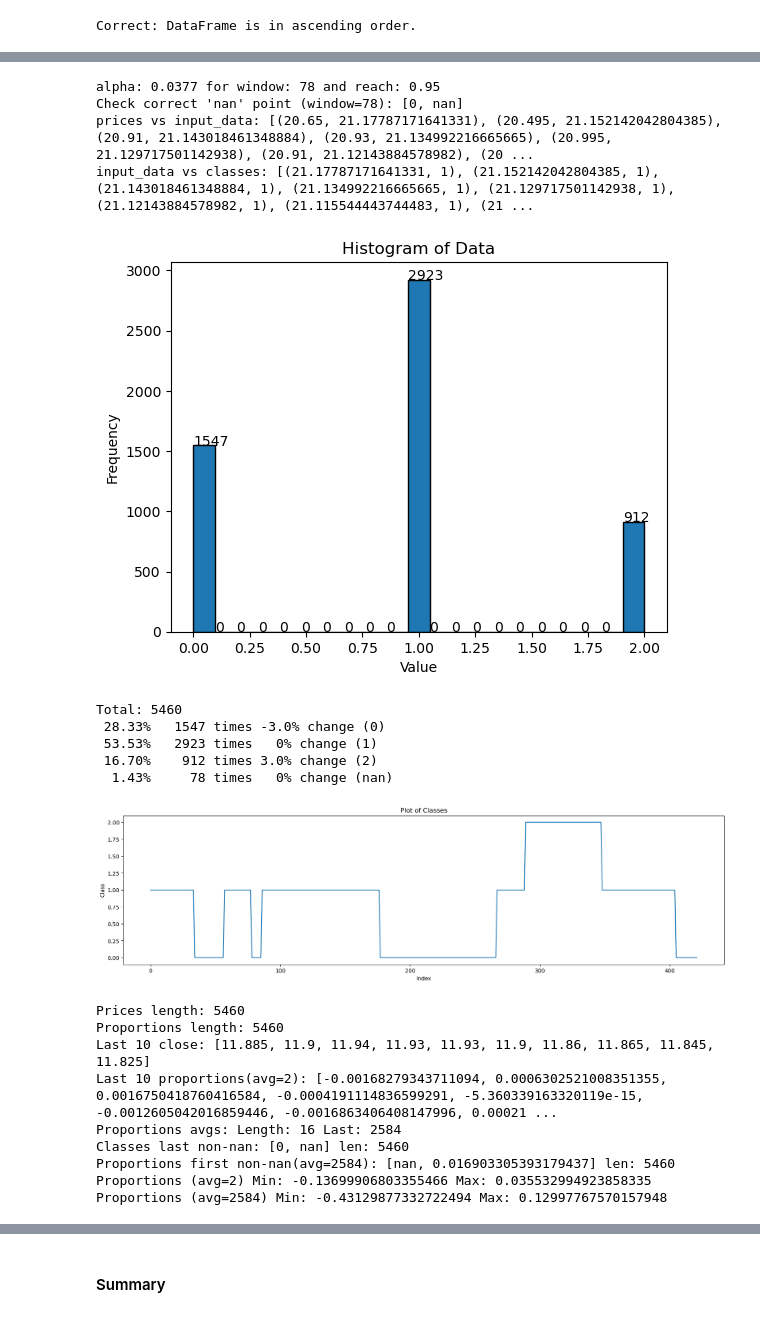
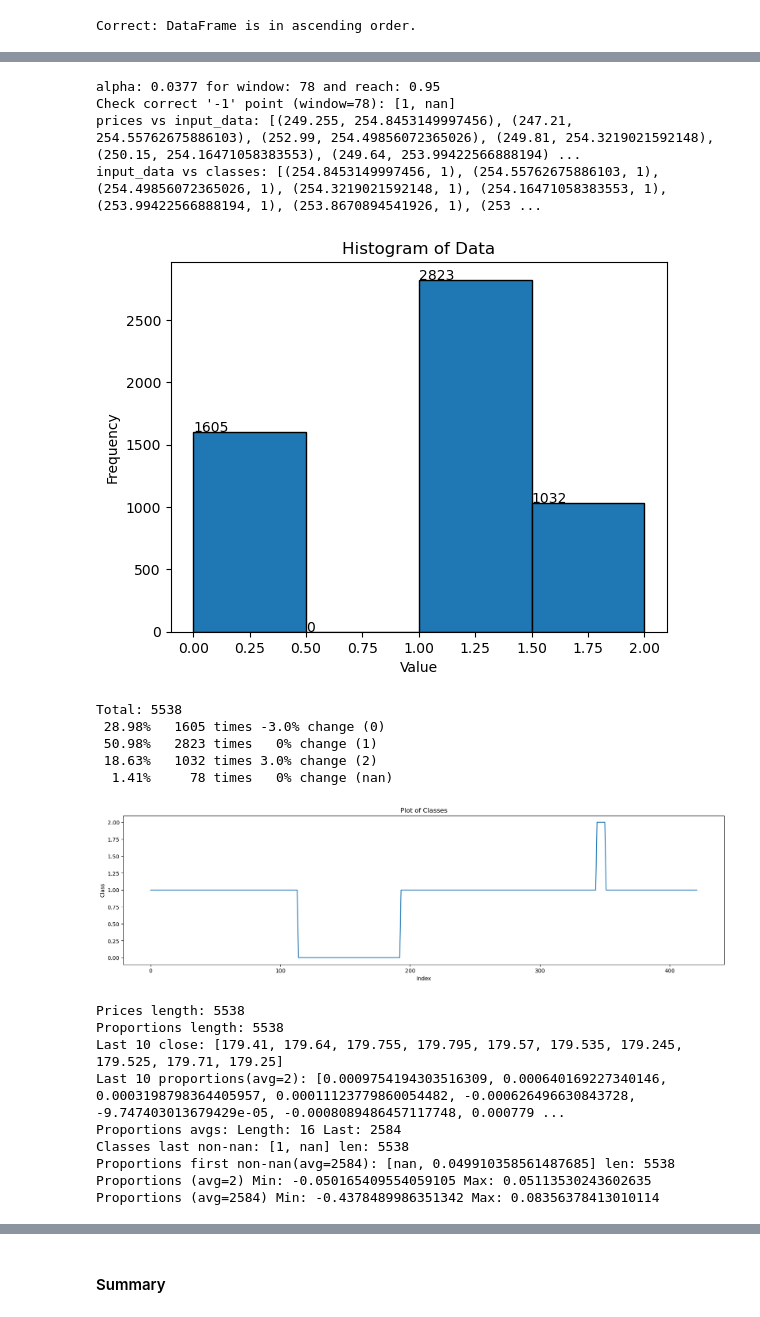
Before and after one commit to rigaml/predict-backtest, a Jupyter notebook: src/notebooks/stock_up_down/single_class_test.ipynb, the cells around one changed output, grey strips where cells are left out. Drawn from its saved outputs; the diff is of its cells as text; code cells hidden in the pictures.

```diff
--- a/src/notebooks/stock_up_down/single_class_test.ipynb
+++ b/src/notebooks/stock_up_down/single_class_test.ipynb
@@ -18,7 +24,7 @@ Device: cuda
 # %%
 import utils.text_utils as tu
 
-MODEL_NAME= f"2024-05-22-1808-TDOC-predictDOWN-dates20190102-20231229-days3-down300-up300-in16-hid12-pos_weight23304-prec9935pct-fp6tp918-high_prec.pth"
+MODEL_NAME= f"2024-06-01-0656-TSLA-predictDOWN-dates20190102-20231229-days3-down300-up300-in16-hid12-pos_weight13979-prec9737pct-fp22tp815-high_prec.pth"
 
 TICKER= tu.extract_company(MODEL_NAME)
 DATA_INTERVAL_MINUTES = 15   # (Set to 5 or 15)
@@ -57,6 +63,8 @@ signal_avg= [
     2584]
 
 HIDDEN_UNITS=12
+
+TEST_THRESHOLD = 0.9598954
 # %% [markdown]
 # Load training data (!!!ONLY TO VERIFY):
 Use to verify results: compare with results obtain when training
@@ -184,44 +186,44 @@ close_prices = df['close'].astype(float).tolist()
 input_data= ec.calculate_ewas(close_prices, alpha)
 
 classes= classes_calc.classify(input_data)
-print(f"Check correct 'nan' point (window={TICKS_PREDICT}): {classes[-TICKS_PREDICT-1:-TICKS_PREDICT+1]}")
+print(f"Check correct '-1' point (window={TICKS_PREDICT}): {classes[-TICKS_PREDICT-1:-TICKS_PREDICT+1]}")
 print(f"prices vs input_data: {[(p, c) for p, c in zip(close_prices[2650:3000], input_data[2650:3000])]}")
 print(f"input_data vs classes: {[(p, c) for p, c in zip(input_data[2650:3000], classes[2650:3000])]}")
 # %% [output]
 alpha: 0.0377 for window: 78 and reach: 0.95
-Check correct 'nan' point (window=78): [0, nan]
-prices vs input_data: [(20.65, 21.17787171641331), (20.495, 21.152142042804385), (20.91, 21.143018461348884), (20.93, 21.134992216665665), (20.995, 21.129717501142938), (20.91, 21.12143884578982), (20 ...
-input_data vs classes: [(21.17787171641331, 1), (21.152142042804385, 1), (21.143018461348884, 1), (21.134992216665665, 1), (21.129717501142938, 1), (21.12143884578982, 1), (21.115544443744483, 1), (21 ...
+Check correct '-1' point (window=78): [1, nan]
+prices vs input_data: [(249.255, 254.8453149997456), (247.21, 254.55762675886103), (252.99, 254.49856072365026), (249.81, 254.3219021592148), (250.15, 254.16471058383553), (249.64, 253.99422566888194) ...
+input_data vs classes: [(254.8453149997456, 1), (254.55762675886103, 1), (254.49856072365026, 1), (254.3219021592148, 1), (254.16471058383553, 1), (253.99422566888194, 1), (253.8670894541926, 1), (253 ...
 # %%
 # Display histogram for the classes
 
 import matplotlib.pyplot as plt
 
 # Create a histogram
-hist_values, bin_edges, _ = plt.hist(classes, bins=21, edgecolor='black')
+hist_values, bin_edges, _ = plt.hist(classes, bins=4, edgecolor='black')
 
 plt.xlabel('Value')
 plt.ylabel('Frequency')
 plt.title('Histogram of Data')
 
 # Display frequency on top of each bar
 for value, edge in zip(hist_values, bin_edges[:-1]):
-    plt.text(edge, value, str(int(value)), color='black')
+    plt.text(float(edge), float(value), str(int(value)), color='black')
 
 plt.show()
 # %% [output]
-[figure, old version]
+[figure, new version]
 # %%
 # Show percentages of each class value
 import utils.list_utils as lu
 
 lu.display_frequency_classes(classes, DOWN_PCTS_PREDICT, UP_PCTS_PREDICT)
 # %% [output]
-Total: 5460
- 28.33%   1547 times -3.0% change (0)
- 53.53%   2923 times   0% change (1)
- 16.70%    912 times 3.0% change (2)
-  1.43%     78 times   0% change (nan)
+Total: 5538
+ 28.98%   1605 times -3.0% change (0)
+ 50.98%   2823 times   0% change (1)
+ 18.63%   1032 times 3.0% change (2)
+  1.41%     78 times   0% change (nan)
 # %%
 
 # Display classes value changes over time (last 500 ticks)
@@ -237,7 +239,7 @@ plt.title('Plot of Classes')
 
 plt.show()
 # %% [output]
-[figure, old version]
+[figure, new version]
 # %%
 
 # Calculate the signals as input for the neural network as proportions
@@ -254,19 +256,19 @@ print(f"Last 10 close: {close_prices[-10:]}")
 print(f"Last 10 proportions(avg={signal_avg[0]}): {proportions_avg[0][-10:]}")
 
 print(f"Proportions avgs: Length: {len(signal_avg)} Last: {signal_avg[-1]}")
-# At the end of the data, when less ticks than necessary no possible to predict so "nan"
-print(f"Classes last non-nan: {classes[-TICKS_PREDICT-1:-TICKS_PREDICT+1]} len: {len(classes)}")
-print(f"Proportions first non-nan(avg={signal_avg[-1]}): {proportions_avg[-1][signal_avg[-1]-2:signal_avg[-1]]} len: {len(proportions_avg[-1])}")
+# At the end of the data, when less ticks than necessary no possible to predict so "-1"
+print(f"Classes last non-negative-1: {classes[-TICKS_PREDICT-1:-TICKS_PREDICT+1]} len: {len(classes)}")
+print(f"Proportions first non-negative-1(avg={signal_avg[-1]}): {proportions_avg[-1][signal_avg[-1]-2:signal_avg[-1]]} len: {len(proportions_avg[-1])}")
 print(f"Proportions (avg={signal_avg[0]}) Min: {min(proportions_avg[0][signal_avg[0]-1:-TICKS_PREDICT-1])} Max: {max(proportions_avg[0][signal_avg[0]-1:-TICKS_PREDICT])}")
 print(f"Proportions (avg={signal_avg[-1]}) Min: {min(proportions_avg[-1][signal_avg[-1]-1:-TICKS_PREDICT-1])} Max: {max(proportions_avg[-1][signal_avg[-1]-1:-TICKS_PREDICT])}")
 # %% [output]
-Prices length: 5460
-Proportions length: 5460
-Last 10 close: [11.885, 11.9, 11.94, 11.93, 11.93, 11.9, 11.86, 11.865, 11.845, 11.825]
-Last 10 proportions(avg=2): [-0.00168279343711094, 0.0006302521008351355, 0.0016750418760416584, -0.0004191114836599291, -5.360339163320119e-15, -0.0012605042016859446, -0.0016863406408147996, 0.00021 ...
+Prices length: 5538
+Proportions length: 5538
+Last 10 close: [179.41, 179.64, 179.755, 179.795, 179.57, 179.535, 179.245, 179.525, 179.71, 179.25]
+Last 10 proportions(avg=2): [0.0009754194303516309, 0.000640169227340146, 0.0003198798364405957, 0.00011123779860054482, -0.000626496630843728, -9.747403013679429e-05, -0.0008089486457117748, 0.000779 ...
 Proportions avgs: Length: 16 Last: 2584
-Classes last non-nan: [0, nan] len: 5460
-Proportions first non-nan(avg=2584): [nan, 0.016903305393179437] len: 5460
-Proportions (avg=2) Min: -0.13699906803355466 Max: 0.035532994923858335
-Proportions (avg=2584) Min: -0.43129877332722494 Max: 0.12997767570157948
+Classes last non-nan: [1, nan] len: 5538
+Proportions first non-nan(avg=2584): [nan, 0.049910358561487685] len: 5538
+Proportions (avg=2) Min: -0.050165409554059105 Max: 0.05113530243602635
+Proportions (avg=2584) Min: -0.4378489986351342 Max: 0.08356378413010114
 # %%
```
Also changed, not shown: parts of 17 cells of this notebook, 18 other files.
